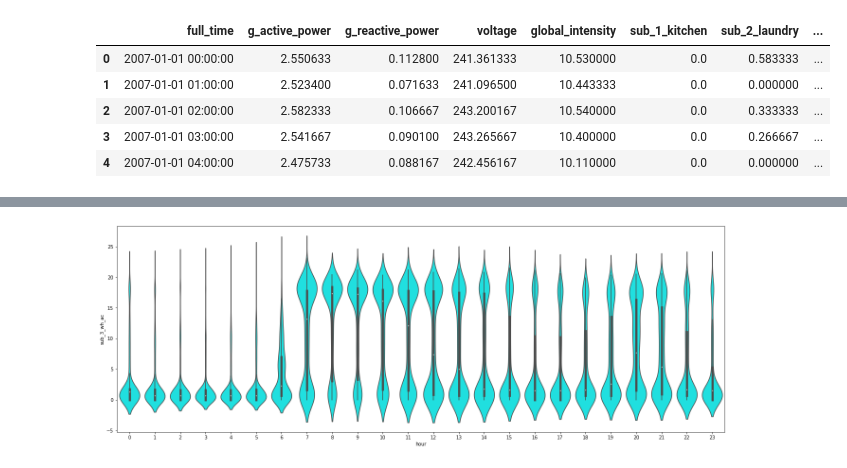
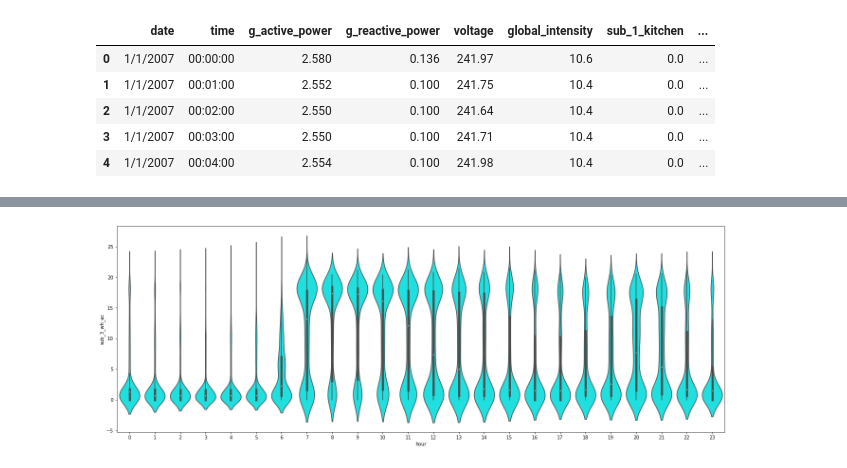
Before and after one commit to lu-kong/PI_INF442, a Jupyter notebook: Jia_test_scripts.ipynb, the cells around one changed output, grey strips where cells are left out. Saved outputs shown, nothing was run; the diff lists cells and outputs as text; code cells hidden in the pictures.

```diff
--- a/Jia_test_scripts.ipynb
+++ b/Jia_test_scripts.ipynb
@@ -9,10 +9,10 @@ df_2010 = pd.read_csv('E:/PI_INF442/p1-power-weather/cleaned_data/power_2010.csv
 # %%
-df = pd.read_csv('E:/PI_INF442/p1-power-weather/cleaned_data/power_all_1H.csv', sep = ';')
+df = pd.read_csv('E:/PI_INF442/p1-power-weather/cleaned_data/power_all.csv', sep = ';')
 df.head()
 # %% [output]
-|  | full_time | g_active_power | g_reactive_power | voltage | global_intensity | sub_1_kitchen | sub_2_laundry | ... |
-| 0 | 2007-01-01 00:00:00 | 2.550633 | 0.112800 | 241.361333 | 10.530000 | 0.0 | 0.583333 | ... |
-| 1 | 2007-01-01 01:00:00 | 2.523400 | 0.071633 | 241.096500 | 10.443333 | 0.0 | 0.000000 | ... |
-| 2 | 2007-01-01 02:00:00 | 2.582333 | 0.106667 | 243.200167 | 10.540000 | 0.0 | 0.333333 | ... |
-| 3 | 2007-01-01 03:00:00 | 2.541667 | 0.090100 | 243.265667 | 10.400000 | 0.0 | 0.266667 | ... |
-| 4 | 2007-01-01 04:00:00 | 2.475733 | 0.088167 | 242.456167 | 10.110000 | 0.0 | 0.000000 | ... |
+|  | date | time | g_active_power | g_reactive_power | voltage | global_intensity | sub_1_kitchen | ... |
+| 0 | 1/1/2007 | 00:00:00 | 2.580 | 0.136 | 241.97 | 10.6 | 0.0 | ... |
+| 1 | 1/1/2007 | 00:01:00 | 2.552 | 0.100 | 241.75 | 10.4 | 0.0 | ... |
+| 2 | 1/1/2007 | 00:02:00 | 2.550 | 0.100 | 241.64 | 10.4 | 0.0 | ... |
+| 3 | 1/1/2007 | 00:03:00 | 2.550 | 0.100 | 241.71 | 10.4 | 0.0 | ... |
+| 4 | 1/1/2007 | 00:04:00 | 2.554 | 0.100 | 241.98 | 10.4 | 0.0 | ... |
```
Also changed, not shown: parts of 11 cells of this notebook.
